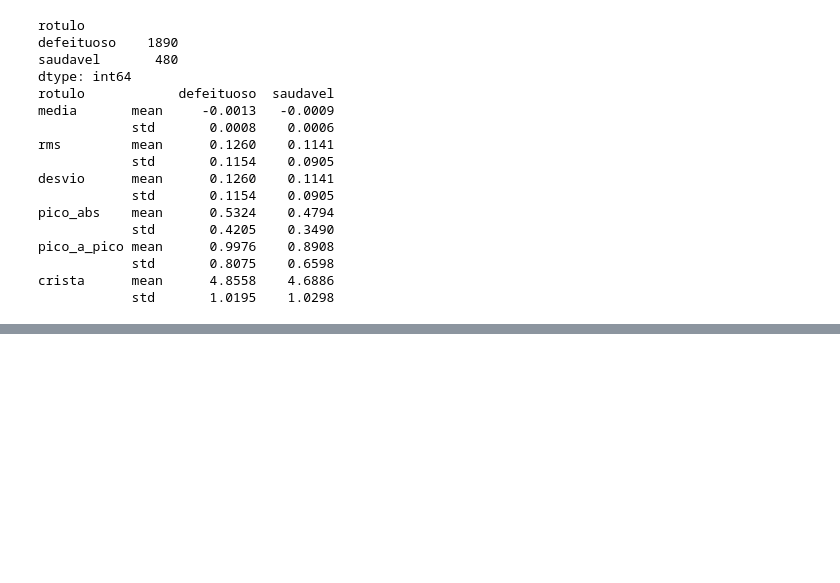
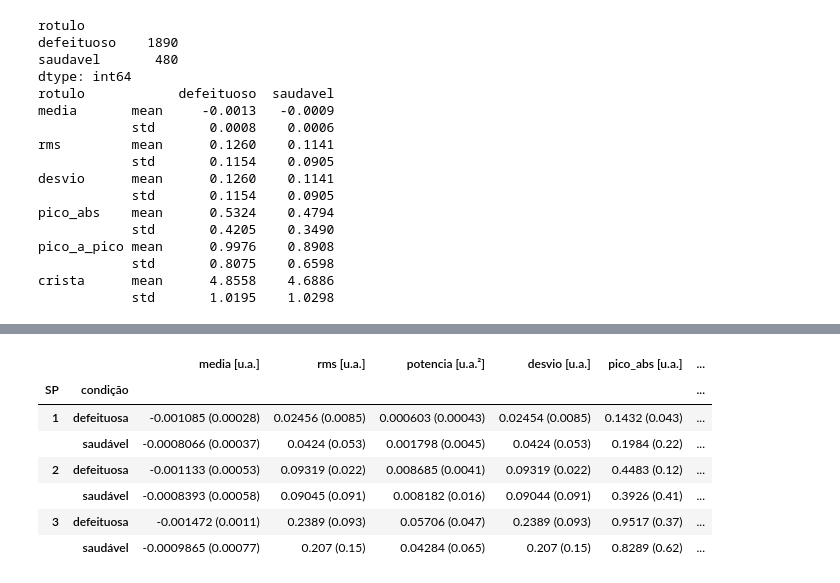
Before and after one commit to silvanio45/drone-vibration-analysis, a Jupyter notebook: notebooks/2_dominio_tempo.ipynb, the cells around one changed output, grey strips where cells are left out. Saved outputs shown, nothing was run; the diff lists cells and outputs as text; code cells hidden in the pictures; blank space fills up the shorter version.

```diff
--- a/notebooks/2_dominio_tempo.ipynb
+++ b/notebooks/2_dominio_tempo.ipynb
@@ -108,0 +175,38 @@ crista      mean      4.8558    4.6886
+# %%
+# Tabela de valores: mediana e IQR por SP e condição, uma linha por janela de entrada
+FEATS = {"media": "u.a.", "rms": "u.a.", "potencia": "u.a.²", "desvio": "u.a.",
+         "pico_abs": "u.a.", "pico_a_pico": "u.a.", "crista": "adimensional"}
+ROT = {"saudavel": "saudável", "defeituoso": "defeituosa"}
+
+def iqr(x):
+    return x.quantile(0.75) - x.quantile(0.25)
+
+g = feat_t.groupby(["SP", "rotulo"])[list(FEATS)]
+med, amp = g.median(), g.agg(iqr)
+n_jan = feat_t.groupby(["SP", "rotulo"]).size()
+n_reg = feat_t.groupby(["SP", "rotulo"])["arquivo"].nunique()
+
+linhas = []
+for f, un in FEATS.items():
+    for (sp, rot) in med.index:
+        linhas.append({"característica": f, "unidade": un, "SP": sp, "condição": ROT[rot],
+                       "n_reg": n_reg[(sp, rot)], "n_jan": n_jan[(sp, rot)],
+                       "mediana": med.loc[(sp, rot), f], "IQR": amp.loc[(sp, rot), f]})
+tab_t = pd.DataFrame(linhas)
+tab_t.to_csv("../results/tables/caracteristicas_tempo_resumo.csv", index=False)
+
+# versão larga para leitura: "mediana (IQR)" por característica
+fmt = lambda m, q: f"{m:.4g} ({q:.2g})"
+larga = tab_t.assign(valor=[fmt(m, q) for m, q in zip(tab_t["mediana"], tab_t["IQR"])])
+larga = larga.pivot_table(index=["SP", "condição"], columns="característica", values="valor", aggfunc="first")[list(FEATS)]
+larga.columns = [f"{c} [{u}]" for c, u in FEATS.items()]
+display(larga)
+# %% [output]
+|  |  | media [u.a.] | rms [u.a.] | potencia [u.a.²] | desvio [u.a.] | pico_abs [u.a.] | ... |
+| SP | condição |  |  |  |  |  | ... |
+| 1 | defeituosa | -0.001085 (0.00028) | 0.02456 (0.0085) | 0.000603 (0.00043) | 0.02454 (0.0085) | 0.1432 (0.043) | ... |
+|  | saudável | -0.0008066 (0.00037) | 0.0424 (0.053) | 0.001798 (0.0045) | 0.0424 (0.053) | 0.1984 (0.22) | ... |
+| 2 | defeituosa | -0.001133 (0.00053) | 0.09319 (0.022) | 0.008685 (0.0041) | 0.09319 (0.022) | 0.4483 (0.12) | ... |
+|  | saudável | -0.0008393 (0.00058) | 0.09045 (0.091) | 0.008182 (0.016) | 0.09044 (0.091) | 0.3926 (0.41) | ... |
+| 3 | defeituosa | -0.001472 (0.0011) | 0.2389 (0.093) | 0.05706 (0.047) | 0.2389 (0.093) | 0.9517 (0.37) | ... |
+|  | saudável | -0.0009865 (0.00077) | 0.207 (0.15) | 0.04284 (0.065) | 0.207 (0.15) | 0.8289 (0.62) | ... |
```
Also changed, not shown: parts of 15 cells of this notebook.
